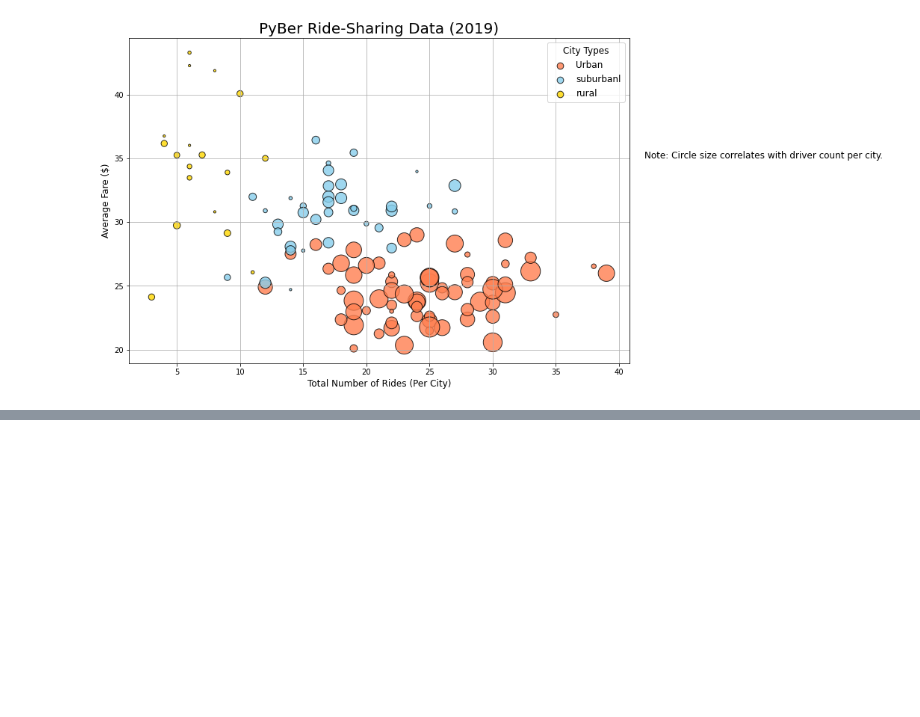
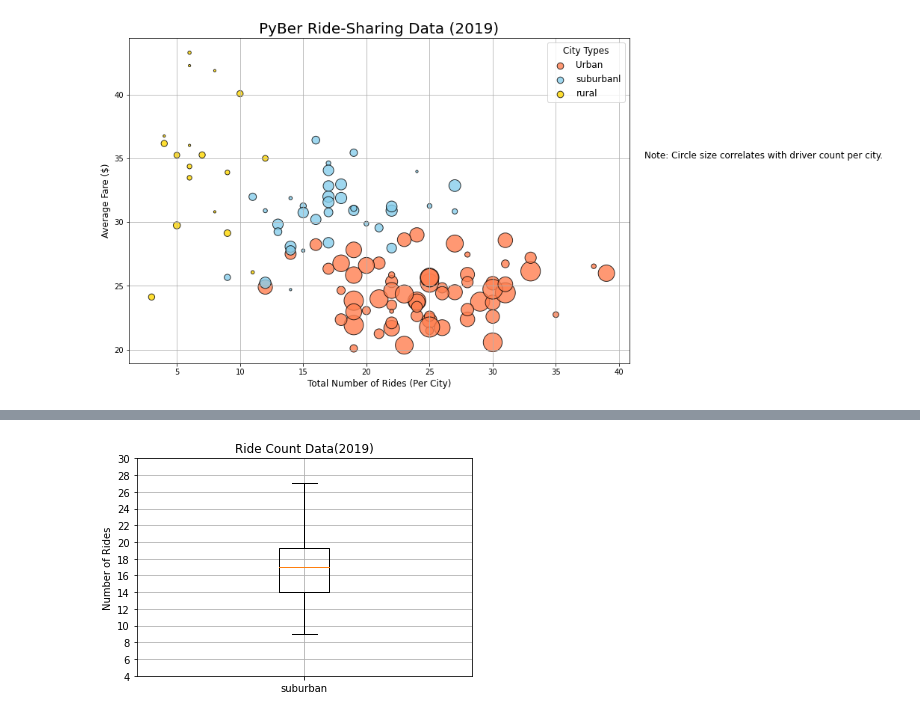
Before and after one commit to sarahrosegallagher/PyBer_Analysis, a Jupyter notebook: PyBer.ipynb, the cells around one changed output, grey strips where cells are left out. Drawn from its saved outputs; the diff is of its cells as text; code cells hidden in the pictures; blank space fills up the shorter version.

```diff
--- a/PyBer.ipynb
+++ b/PyBer.ipynb
@@ -469,0 +654,19 @@ plt.show()
+# %%
+#suburban cities ride count box and whisker
+
+#set up basic
+x_labels = ["suburban"]
+fig, ax = plt.subplots()
+
+ax.boxplot(suburban_ride_count, labels=x_labels)
+
+# title, labels, grid
+
+ax.set_title("Ride Count Data(2019)")
+ax.set_ylabel("Number of Rides")
+ax.set_yticks(np.arange(4, 32, step=2.0))
+ax.grid()
+
+plt.show()
+# %% [output]
+[figure, added]
```
Also changed, not shown: parts of 29 cells of this notebook, 3 other files.
